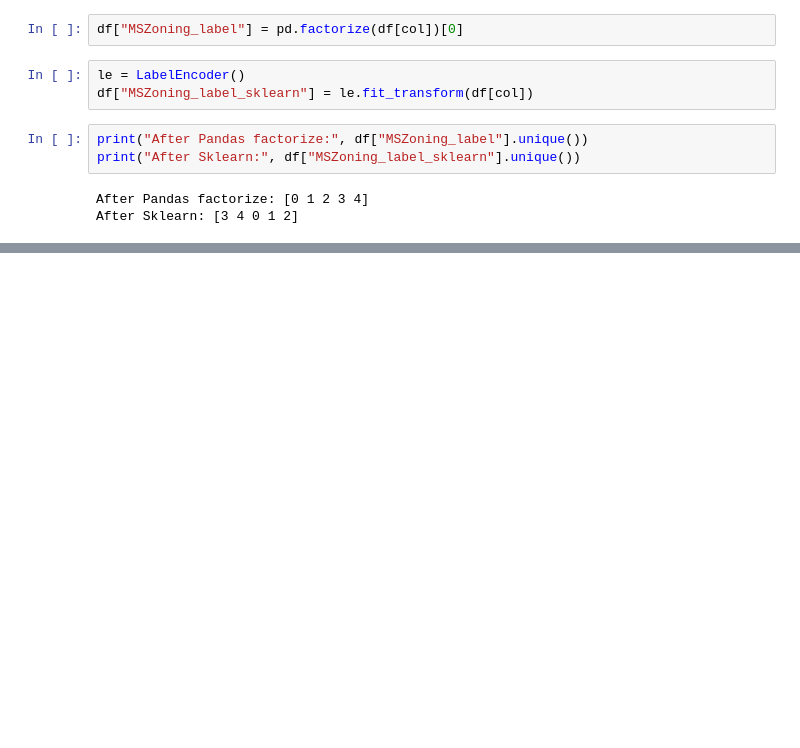
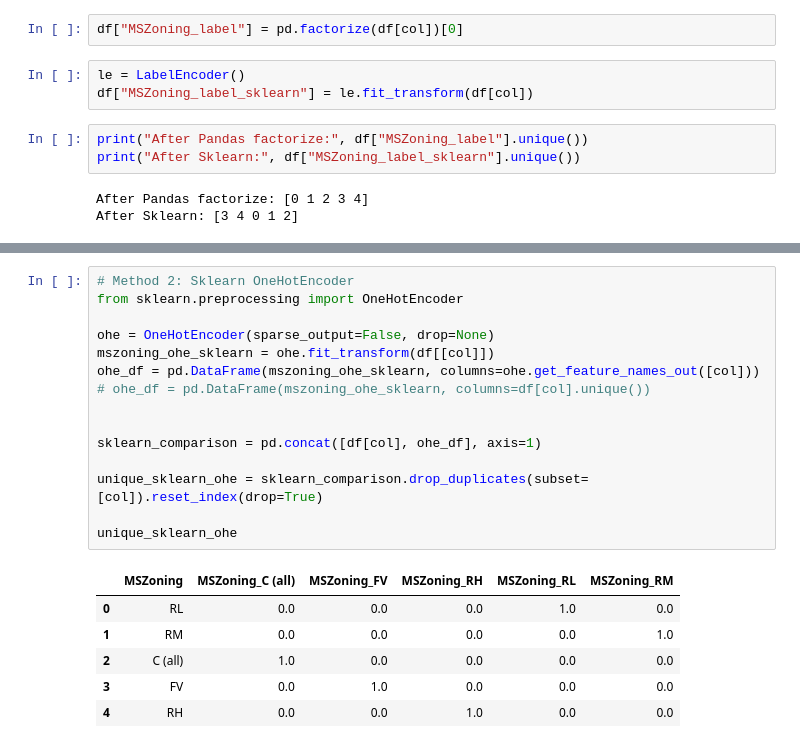
Before and after one commit to sahilsaeidkhan/just_Practice, a Jupyter notebook: house_prediction.ipynb, the cells around one changed output, grey strips where cells are left out. Cells and saved outputs as stored; diff of their text form; blank space fills up the shorter version.

```diff
--- a/house_prediction.ipynb
+++ b/house_prediction.ipynb
@@ -1028,0 +1071,22 @@ After Sklearn: [3 4 0 1 2]
+# %%
+# Method 2: Sklearn OneHotEncoder
+from sklearn.preprocessing import OneHotEncoder
+
+ohe = OneHotEncoder(sparse_output=False, drop=None)
+mszoning_ohe_sklearn = ohe.fit_transform(df[[col]])
+ohe_df = pd.DataFrame(mszoning_ohe_sklearn, columns=ohe.get_feature_names_out([col]))
+# ohe_df = pd.DataFrame(mszoning_ohe_sklearn, columns=df[col].unique())
+
+
+sklearn_comparison = pd.concat([df[col], ohe_df], axis=1)
+
+unique_sklearn_ohe = sklearn_comparison.drop_duplicates(subset=[col]).reset_index(drop=True)
+
+unique_sklearn_ohe
+# %% [output]
+|  | MSZoning | MSZoning_C (all) | MSZoning_FV | MSZoning_RH | MSZoning_RL | MSZoning_RM |
+| 0 | RL | 0.0 | 0.0 | 0.0 | 1.0 | 0.0 |
+| 1 | RM | 0.0 | 0.0 | 0.0 | 0.0 | 1.0 |
+| 2 | C (all) | 1.0 | 0.0 | 0.0 | 0.0 | 0.0 |
+| 3 | FV | 0.0 | 1.0 | 0.0 | 0.0 | 0.0 |
+| 4 | RH | 0.0 | 0.0 | 1.0 | 0.0 | 0.0 |
```
Also changed, not shown: parts of 5 cells of this notebook.
